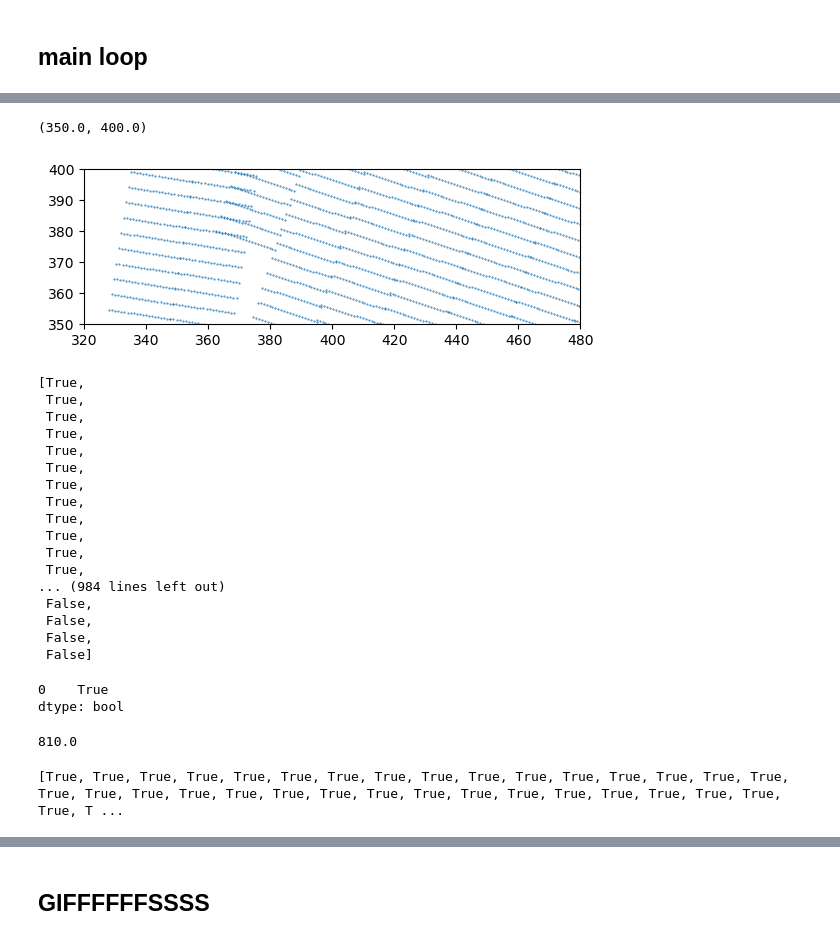
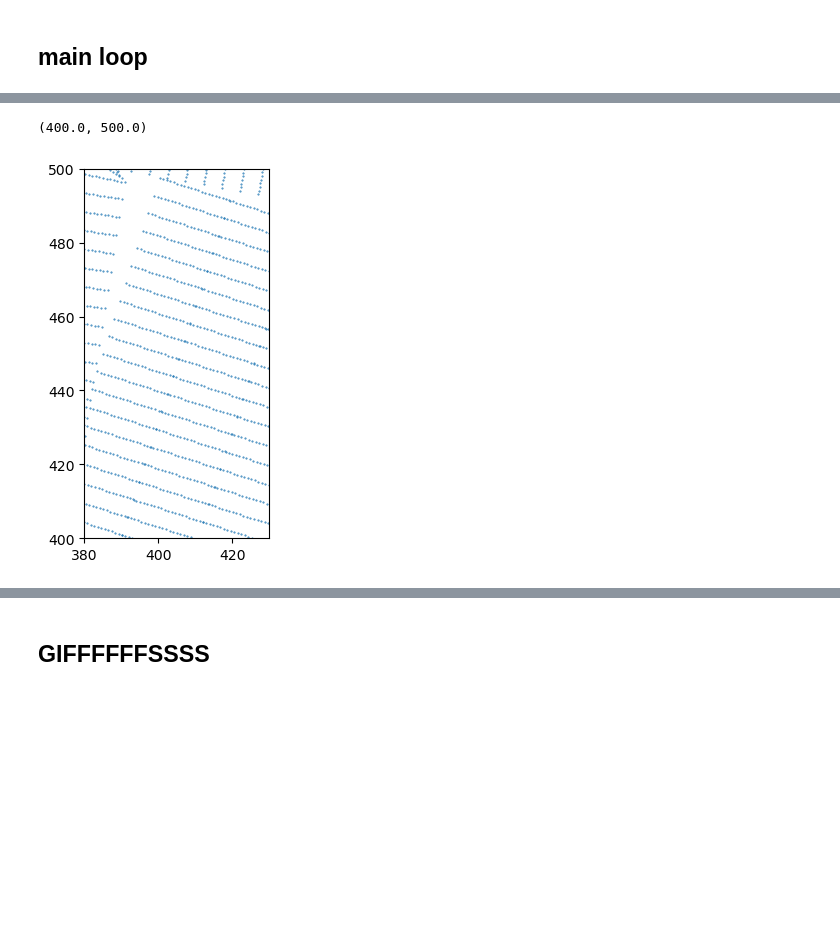
Before and after one commit to NickBak08/AgricultureRobotics, a Jupyter notebook: PathPlanning/testing_functions.ipynb, the cells around one changed output, grey strips where cells are left out. Drawn from its saved outputs; the diff is of its cells as text; code cells hidden in the pictures; blank space fills up the shorter version.

Commit message:
update seed ref function

```diff
--- a/PathPlanning/testing_functions.ipynb
+++ b/PathPlanning/testing_functions.ipynb
@@ -1256,6 +1267,8 @@ def pathplanning(data_path,include_obs,turning_rad,distance,plotting,headland_si
             # Make a path with dubins curves
             path = generate_path(swaths_clipped,turning_rad,offset)
             base = find_ref(swaths_clipped)
+            # print(type(base))
+
             bases.append(base)
             # Interpolate the path with some specified distance
             path, command = interpolate_path(path,interpolation_dist,base,no_offset)
@@ -1298,7 +1311,7 @@ def pathplanning(data_path,include_obs,turning_rad,distance,plotting,headland_si
     # Finding the path with the best measure
 
     sp_lengths = [len(gpd.GeoSeries(sp).get_coordinates()) for sp in sp_list]
-    best_path_index = np.argmax(np.array(sp_lengths)) # for now the measure is total seed count
+    best_path_index =  np.argmax(np.array(sp_lengths)) # for now the measure is total seed count
     best_path = paths[best_path_index]
     command = commands[best_path_index]
     # Converting path to df
@@ -1315,7 +1328,7 @@ def pathplanning(data_path,include_obs,turning_rad,distance,plotting,headland_si
         best_path.plot(x = 'x', y = 'y',ax = ax,color = 'magenta',marker = 'o',markersize = 1)
         plt.show()
 
-    return field,field_headlands,best_path,sp, swaths_clipped,base, total_path
+    return field,field_headlands,best_path,sp, swaths_clipped,base, total_path, bases
 # %% [markdown]
 ## main loop
 # %%
@@ -1327,7 +1340,7 @@ distance = 20
 headland_size = 40
 interpolation_dist = 5
 
-field, field_headlands, best_path,sp,swaths_clipped,base, total_path = pathplanning(data_path,include_obs,turning_rad,distance,True,headland_size,interpolation_dist,1,False)
+field, field_headlands, best_path,sp,swaths_clipped,base, total_path, bases = pathplanning(data_path,include_obs,turning_rad,distance,True,headland_size,interpolation_dist,1,False)
 # %% [output]
 2
             x           y
@@ -1347,12 +1406,12 @@ Finding path 4/5
 # %%
 sp_df = gpd.GeoSeries(sp)
 sp_df.plot(markersize = 0.2)
-plt.xlim([320,480])
-plt.ylim([350,400])
+plt.xlim([380,430])
+plt.ylim([400,500])
 # plt.plot(*base.xy)
 # %% [output]
-(350.0, 400.0)
+(400.0, 500.0)
-[figure, old version]
+[figure, new version]
 # %%
 a = np.arange(0,20,1)
 seed_count = len(a)
@@ -1386,46 +1448,8 @@ multline_df = gpd.GeoSeries(multline)
-# %%
-a = MultiPoint([pointa,pointb,pointc,pointd])
-a_df = gpd.GeoSeries(a).get_coordinates()
-intersects = []
-for i in range(1000):
-    intersects.append(sp.geoms[i].buffer(0.01).intersects(multline))
-
-intersects
-# %% [output]
-[True,
- True,
- True,
- True,
- True,
- True,
- True,
- True,
- True,
- True,
- True,
- True,
-... (984 lines left out)
- False,
- False,
- False,
- False]
-# %%
-intersects
-# %% [output]
-0    True
-dtype: bool
-# %%
-def check_intersection(sp,multline):
-    intersects.append(sp.geoms[i].buffer(0.1).intersects(multline))
-# %% [output]
-810.0
 # %%
 from joblib import Parallel, delayed
 def process(i):
-    return sp.geoms[i].buffer(0.1).intersects(multline)
+    return sp.geoms[i].buffer(0.01).intersects(multline_hor)
 
-results = Parallel(n_jobs=8)(delayed(process)(i) for i in range(2000))
-print(results)  # prints [0, 1, 4, 9, 16, 25, 36, 49, 64, 81]
+results = Parallel(n_jobs=8)(delayed(process)(i) for i in range(20000))
+# print(results)
-# %% [output]
-[True, True, True, True, True, True, True, True, True, True, True, True, True, True, True, True, True, True, True, True, True, True, True, True, True, True, True, True, True, True, True, True, True, T ...
 # %%
```
Also changed, not shown: parts of 12 cells of this notebook.
